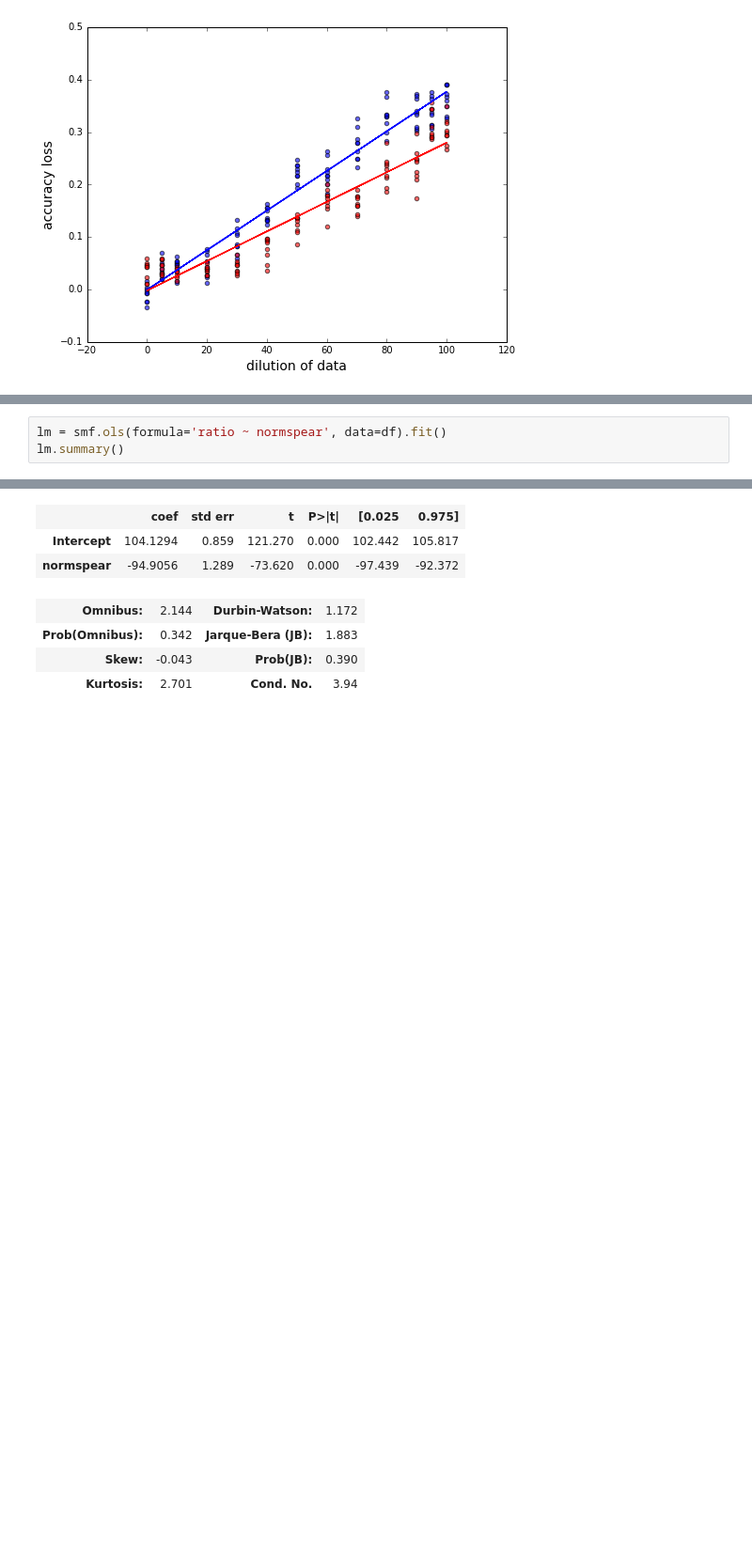
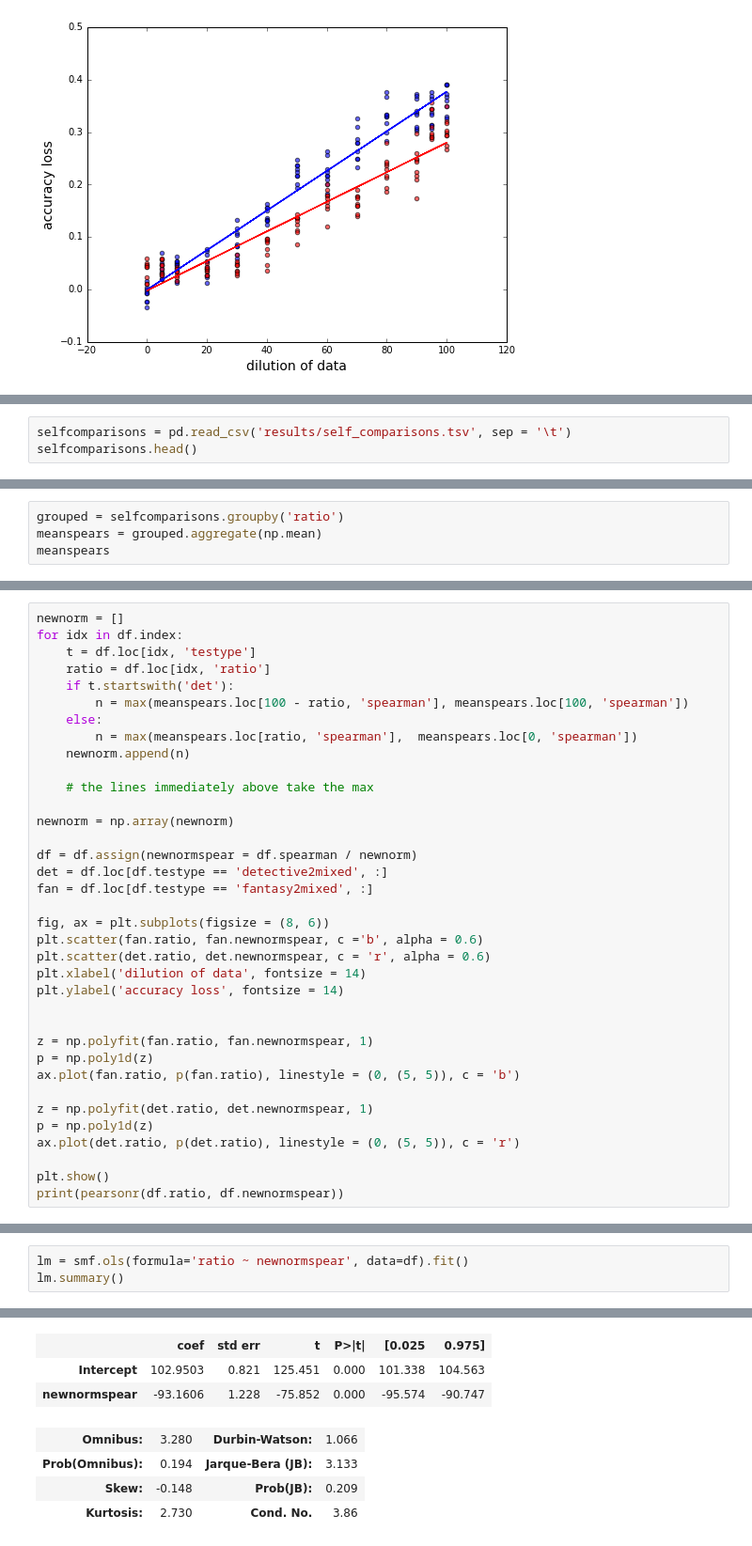
Before and after one commit to tedunderwood/measureperspective, a Jupyter notebook: measuredivergence/spacebetweengenres.ipynb, the cells around one changed output, grey strips where cells are left out. Shown: that part at 94% size. Saved outputs shown, nothing was run; the diff lists cells and outputs as text; blank space fills up the shorter version.

```diff
--- a/measuredivergence/spacebetweengenres.ipynb
+++ b/measuredivergence/spacebetweengenres.ipynb
@@ -262,0 +269,3 @@ This should be tested further, but right now, for the normalizing factor, I woul
+# %%
+selfcomparisons = pd.read_csv('results/self_comparisons.tsv', sep = '\t')
+selfcomparisons.head()
@@ -262,0 +279,4 @@ This should be tested further, but right now, for the normalizing factor, I woul
+# %%
+grouped = selfcomparisons.groupby('ratio')
+meanspears = grouped.aggregate(np.mean)
+meanspears
@@ -262,0 +342,36 @@ This should be tested further, but right now, for the normalizing factor, I woul
+# %%
+newnorm = []
+for idx in df.index:
+    t = df.loc[idx, 'testype']
+    ratio = df.loc[idx, 'ratio']
+    if t.startswith('det'):
+        n = max(meanspears.loc[100 - ratio, 'spearman'], meanspears.loc[100, 'spearman'])
+    else:
+        n = max(meanspears.loc[ratio, 'spearman'],  meanspears.loc[0, 'spearman'])
+    newnorm.append(n)
+
+    # the lines immediately above take the max
+
+newnorm = np.array(newnorm)
+
+df = df.assign(newnormspear = df.spearman / newnorm)
+det = df.loc[df.testype == 'detective2mixed', :]
+fan = df.loc[df.testype == 'fantasy2mixed', :]
+
+fig, ax = plt.subplots(figsize = (8, 6))
+plt.scatter(fan.ratio, fan.newnormspear, c ='b', alpha = 0.6)
+plt.scatter(det.ratio, det.newnormspear, c = 'r', alpha = 0.6)
+plt.xlabel('dilution of data', fontsize = 14)
+plt.ylabel('accuracy loss', fontsize = 14)
+
+
+z = np.polyfit(fan.ratio, fan.newnormspear, 1)
+p = np.poly1d(z)
+ax.plot(fan.ratio, p(fan.ratio), linestyle = (0, (5, 5)), c = 'b')
+
+z = np.polyfit(det.ratio, det.newnormspear, 1)
+p = np.poly1d(z)
+ax.plot(det.ratio, p(det.ratio), linestyle = (0, (5, 5)), c = 'r')
+
+plt.show()
+print(pearsonr(df.ratio, df.newnormspear))
@@ -263,5 +389,5 @@ This should be tested further, but right now, for the normalizing factor, I woul
 # %%
-lm = smf.ols(formula='ratio ~ normspear', data=df).fit()
+lm = smf.ols(formula='ratio ~ newnormspear', data=df).fit()
 lm.summary()
 # %% [output]
 OLS Regression Results
@@ -275,9 +401,9 @@ OLS Regression Results
 | Df Model: | 1 |  |  |
 | Covariance Type: | nonrobust |  |  |
 |  | coef | std err | t | P>|t| | [0.025 | 0.975] |
-| Intercept | 104.1294 | 0.859 | 121.270 | 0.000 | 102.442 | 105.817 |
-| normspear | -94.9056 | 1.289 | -73.620 | 0.000 | -97.439 | -92.372 |
+| Intercept | 102.9503 | 0.821 | 125.451 | 0.000 | 101.338 | 104.563 |
+| newnormspear | -93.1606 | 1.228 | -75.852 | 0.000 | -95.574 | -90.747 |
-| Omnibus: | 2.144 | Durbin-Watson: | 1.172 |
-| Prob(Omnibus): | 0.342 | Jarque-Bera (JB): | 1.883 |
-| Skew: | -0.043 | Prob(JB): | 0.390 |
-| Kurtosis: | 2.701 | Cond. No. | 3.94 |
+| Omnibus: | 3.280 | Durbin-Watson: | 1.066 |
+| Prob(Omnibus): | 0.194 | Jarque-Bera (JB): | 3.133 |
+| Skew: | -0.148 | Prob(JB): | 0.209 |
+| Kurtosis: | 2.730 | Cond. No. | 3.86 |
```
Also changed, not shown: parts of 11 cells of this notebook, 1 other file.
